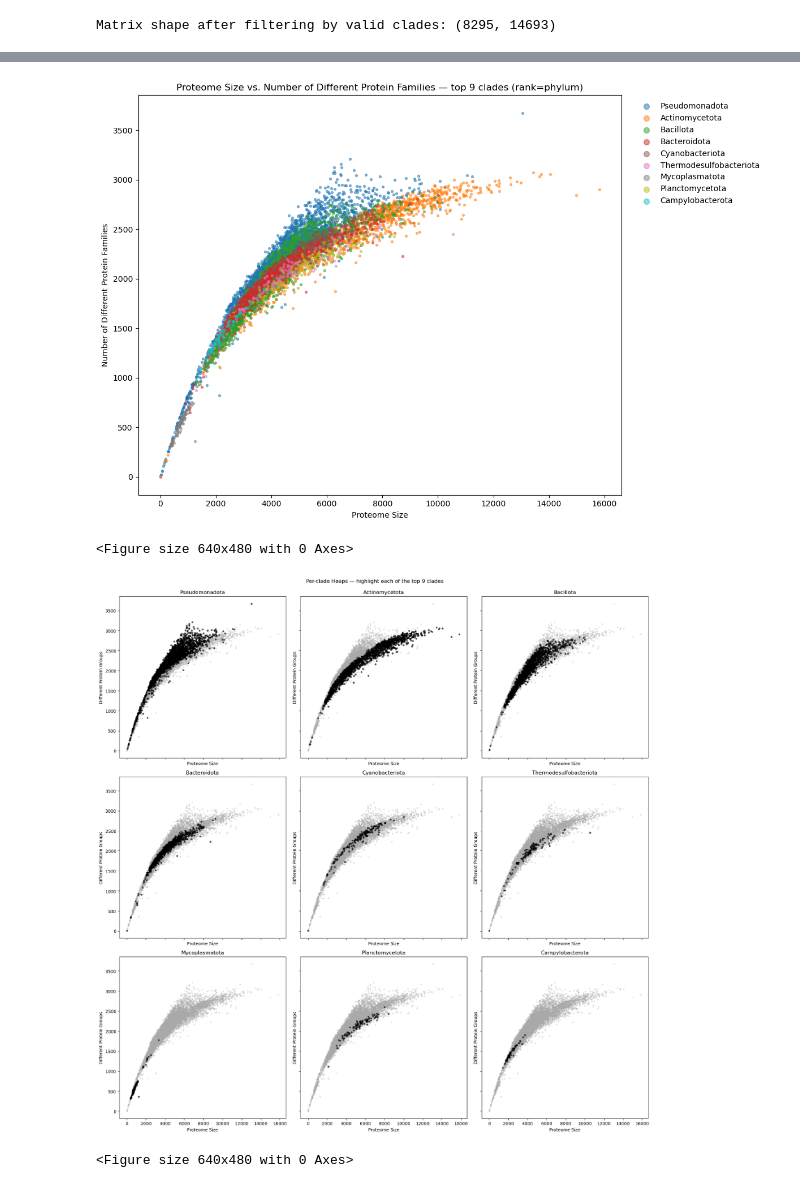
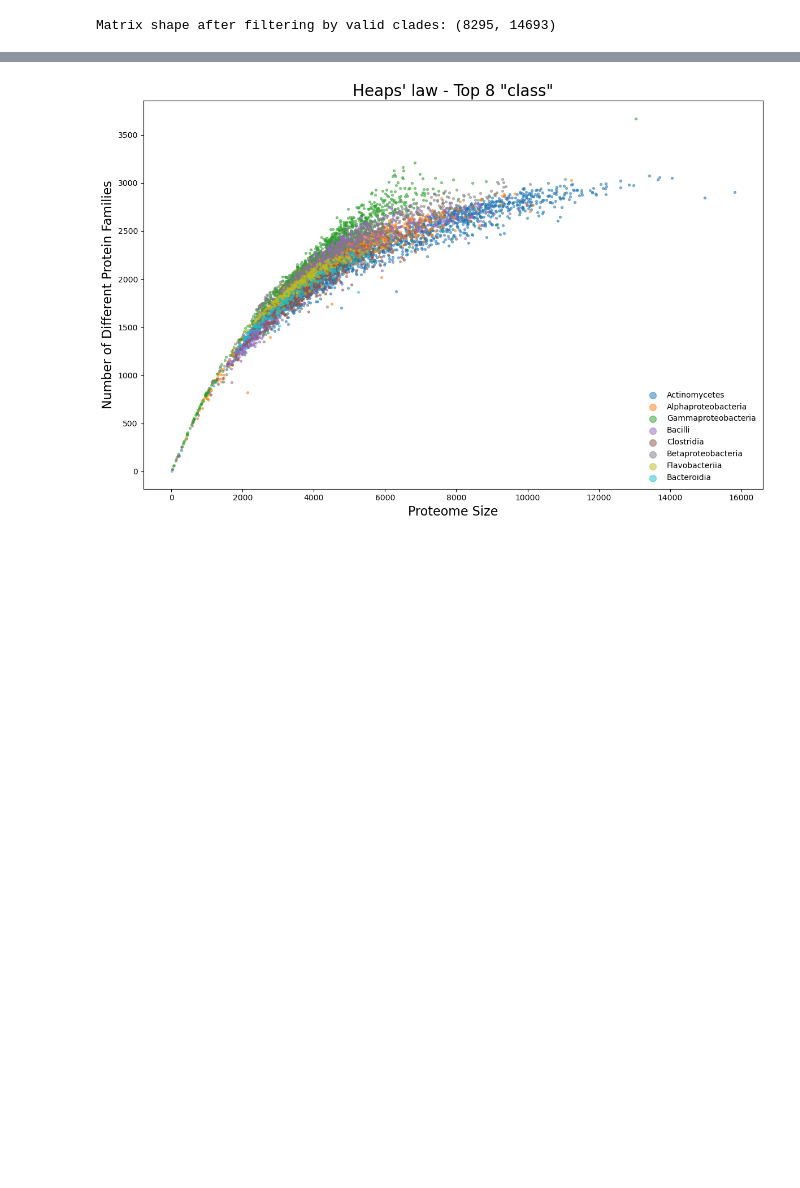
Before and after one commit to LeonardoAgasso/Protein_families, a Jupyter notebook: local/notebook/test_statlaws.ipynb, the cells around one changed output, grey strips where cells are left out. Drawn from its saved outputs; the diff is of its cells as text; code cells hidden in the pictures; blank space fills up the shorter version.

Commit message:
New pictures

```diff
--- a/local/notebook/test_statlaws.ipynb
+++ b/local/notebook/test_statlaws.ipynb
@@ -190,7 +190,7 @@ print(f'Available ranks in the taxonomy: {sorted(available_ranks)}')
 # %% [output]
 Available ranks in the taxonomy: ['acellular root', 'biotype', 'cellular root', 'clade', 'class', 'cohort', 'domain', 'family', 'forma', 'forma specialis', 'genotype', 'genus', 'infraclass', 'infraord ...
 # %%
-TARGET_RANK = 'phylum'   # examples: 'superkingdom', 'kingdom', 'phylum', 'class', 'order', ...
+TARGET_RANK = 'class'   # examples: 'superkingdom', 'kingdom', 'phylum', 'class', 'order', ...
 
 # Map each TaxID to the ancestor at that rank
 taxids = count_matrix.index.tolist()
@@ -281,10 +239,6 @@ plt.show()
+# %%
+save_pictures = True  # Set to False if you do not want to save figures
 # %%
-import numpy as np
-import pandas as pd
-import matplotlib.pyplot as plt
-from math import ceil
-
-# --- Heaps' coordinates ---
 proteome_sizes = count_matrix.sum(axis=1)
 n_different_families = (count_matrix > 0).sum(axis=1)
 
@@ -294,8 +248,7 @@ df = pd.DataFrame({
     'clade': clade_series
 }).dropna()
 
-# --- pick top-K clades by sample count ---
-K = 9
+K = 8
 top_clades = df['clade'].value_counts().head(K).index.tolist()
 
 # consistent color map for the top K (keep order by frequency)
@@ -314,56 +267,55 @@ for cl in top_clades:
     sub = df_top[df_top['clade'] == cl]
     plt.scatter(sub['size'], sub['richness'], s=8, alpha=0.5, label=cl, c=[clade_color[cl]])
 
-plt.xlabel('Proteome Size')
-plt.ylabel('Number of Different Protein Families')
-plt.title(f'Proteome Size vs. Number of Different Protein Families — top {K} clades (rank={TARGET_RANK})')
-plt.legend(markerscale=2.5, frameon=False, bbox_to_anchor=(1.02, 1), loc='upper left')
+plt.xlabel('Proteome Size', fontsize=16)
+plt.ylabel('Number of Different Protein Families', fontsize=16)
+plt.title(f'Heaps\' law - Top {K} "{TARGET_RANK}"', fontsize=20)
+plt.legend(markerscale=3, frameon=False, loc='lower right')
 plt.tight_layout()
+if save_pictures:
+    plt.savefig(f'../pictures/heaps_top{K}_{TARGET_RANK}.svg')
+    plt.savefig(f'../pictures/heaps_top{K}_{TARGET_RANK}.png')
 plt.show()
-#savefig as svg
-plt.savefig(f'../pictures/heaps_top{K}_{TARGET_RANK}.svg', format='svg')
 
 # 2) FACETED PLOTS: one Heaps per clade; target clade colored, all others grey
-# layout: up to 3 columns
-cols = min(K, 3)
+# layout: up to 4 columns
+cols = min(K, 4)
 rows = ceil(K / cols)
 
 fig, axes = plt.subplots(rows, cols, figsize=(6*cols, 6*rows), sharex=True, sharey=True)
 axes = np.atleast_1d(axes).ravel()
 
 # Precompute the grey background once
 bg_x = df['size'].to_numpy()
 bg_y = df['richness'].to_numpy()
 
 for i, cl in enumerate(top_clades):
     ax = axes[i]
     # background: everyone grey (including non-top-K)
     ax.scatter(bg_x, bg_y, s=6, alpha=0.3, color='darkgrey')
 
     # highlight the clade in color
     sub = df[df['clade'] == cl]
     ax.scatter(sub['size'], sub['richness'], s=10, alpha=0.6, c='black', label=cl)
 
     # optional 1:1 guide
     # x = np.linspace(0, df['size'].max()*1.05, 200)
     # ax.plot(x, x, linestyle='--', color='grey', linewidth=1, alpha=0.6)
 
-    ax.set_title(cl)
+    ax.set_title(cl, fontsize=20)
     ax.set_xlabel('Proteome Size')
-    ax.set_ylabel('Different Protein Groups')
+    ax.set_ylabel('Different Protein Families')
     #ax.legend(frameon=False, loc='lower right')
 
 # hide any unused subplots
 for j in range(i+1, len(axes)):
     fig.delaxes(axes[j])
 
-fig.suptitle(f'Per-clade Heaps — highlight each of the top {K} clades', y=0.995)
+#fig.suptitle(f'Per-clade Heaps — highlight each of the top {K} clades', y=0.995)
 plt.tight_layout()
+if save_pictures:
+    plt.savefig(f'../pictures/heaps_facet_top{K}_{TARGET_RANK}.svg', format='svg')
+    plt.savefig(f'../pictures/heaps_facet_top{K}_{TARGET_RANK}.png', format='png')
 plt.show()
-#savefig as svg
-plt.savefig(f'../pictures/heaps_facet_top{K}_{TARGET_RANK}.svg', format='svg')
 # %% [output]
-[figure, old version]
+[figure, new version]
-<Figure size 640x480 with 0 Axes>
-[figure, removed]
-<Figure size 640x480 with 0 Axes>
```
Also changed, not shown: parts of 3 cells of this notebook, 28 other files.
